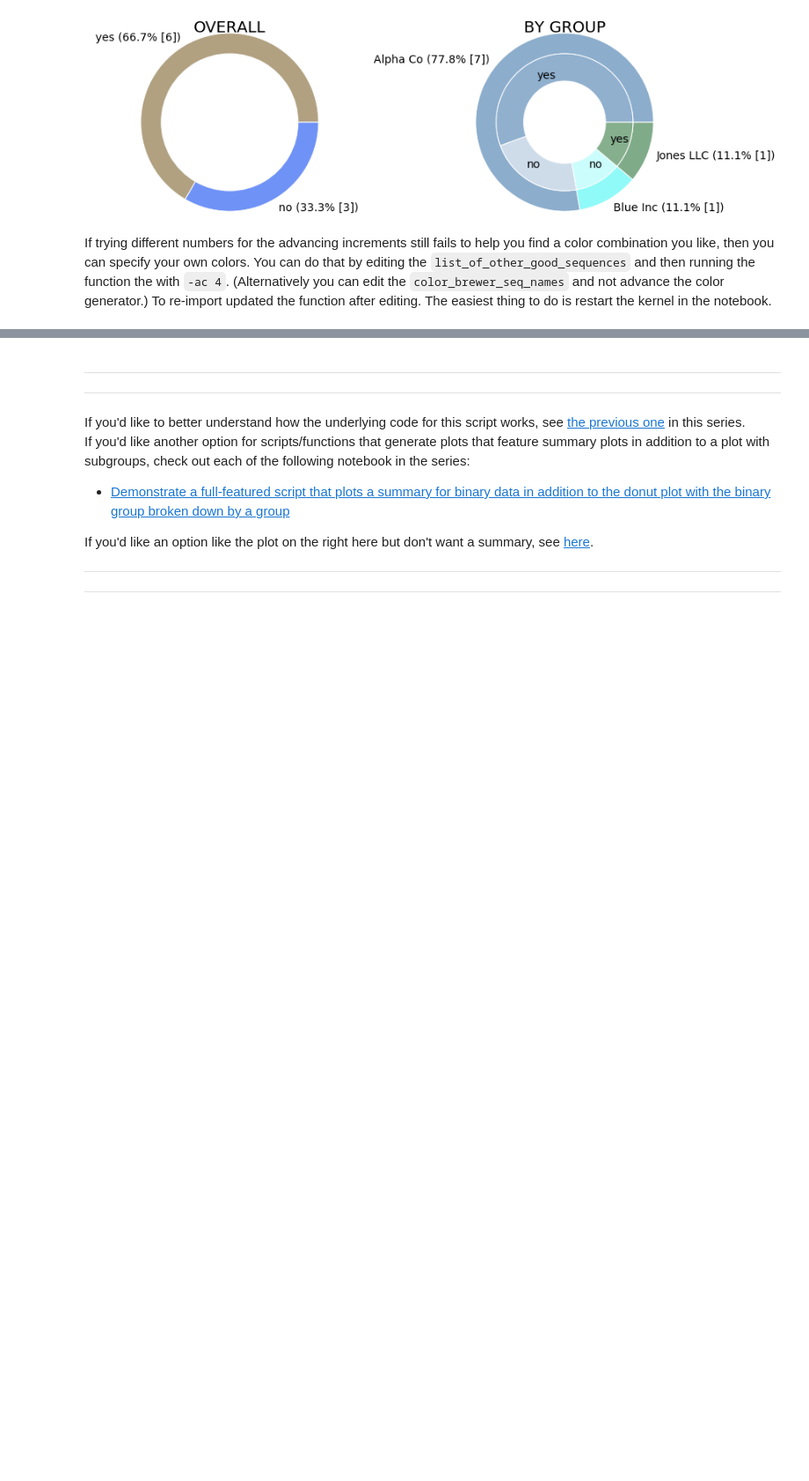
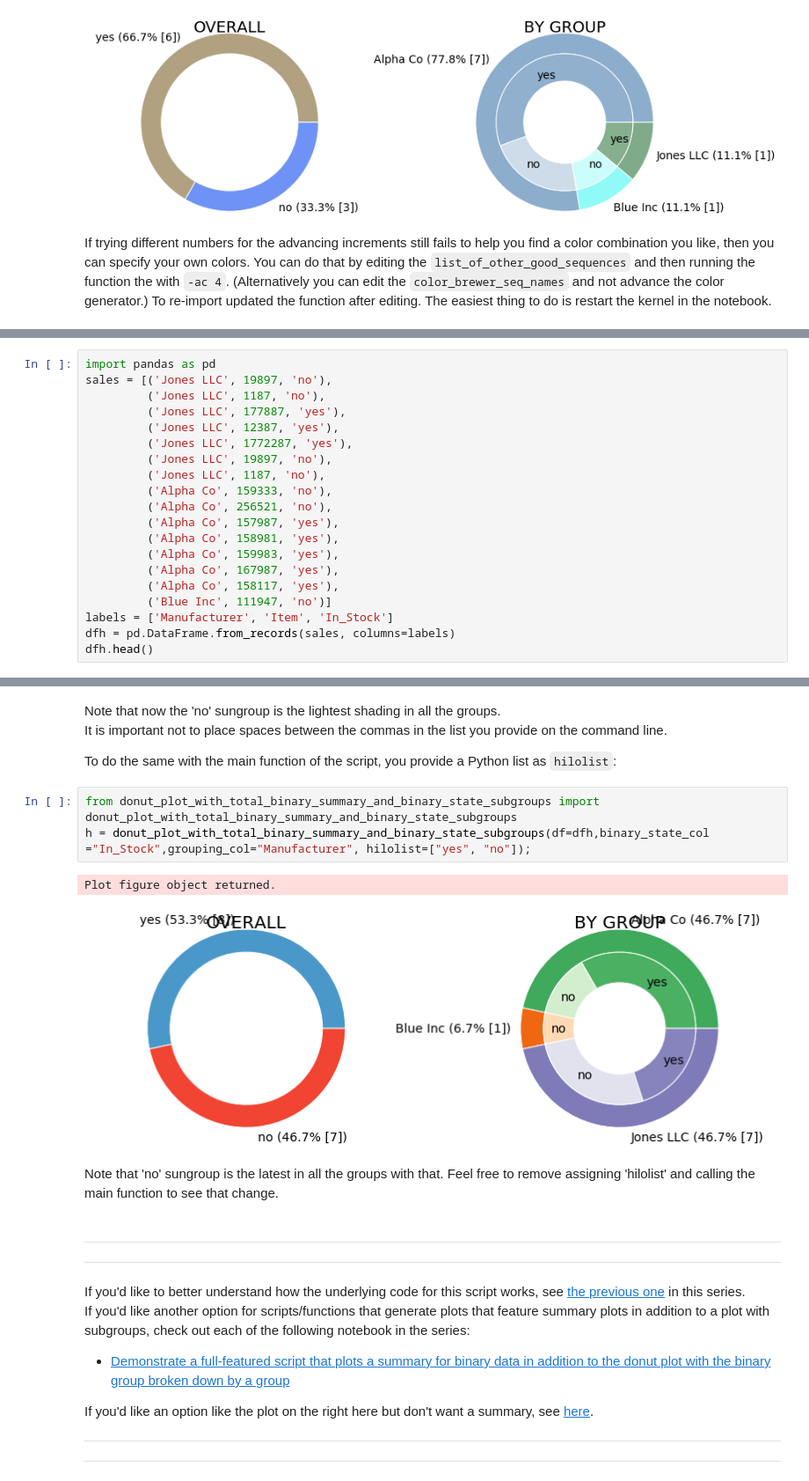
Before and after one commit to fomightez/donut_plots_with_subgroups, a Jupyter notebook: demo_summary_binary.ipynb, the cells around one changed output, grey strips where cells are left out. Shown at 88% size. Drawn from its saved outputs; the diff is of its cells as text; blank space fills up the shorter version.

Commit message:
add highlow demo to nbs with summary plots

```diff
--- a/demo_summary_binary.ipynb
+++ b/demo_summary_binary.ipynb
@@ -329,0 +340,20 @@ If trying different numbers for the advancing increments still fails to help you
+# %%
+import pandas as pd
+sales = [('Jones LLC', 19897, 'no'),
+         ('Jones LLC', 1187, 'no'),
+         ('Jones LLC', 177887, 'yes'),
+         ('Jones LLC', 12387, 'yes'),
+         ('Jones LLC', 1772287, 'yes'),
+         ('Jones LLC', 19897, 'no'),
+         ('Jones LLC', 1187, 'no'),
+         ('Alpha Co', 159333, 'no'),
+         ('Alpha Co', 256521, 'no'),
+         ('Alpha Co', 157987, 'yes'),
+         ('Alpha Co', 158981, 'yes'),
+         ('Alpha Co', 159983, 'yes'),
+         ('Alpha Co', 167987, 'yes'),
+         ('Alpha Co', 158117, 'yes'),
+         ('Blue Inc', 111947, 'no')]
+labels = ['Manufacturer', 'Item', 'In_Stock']
+dfh = pd.DataFrame.from_records(sales, columns=labels)
+dfh.head()
@@ -330,3 +390,16 @@ If trying different numbers for the advancing increments still fails to help you
+# %% [markdown]
+Note that now the 'no' sungroup is the lightest shading in all the groups.
+It is important not to place spaces between the commas in the list you provide on the command line.
+
+To do the same with the main function of the script, you provide a Python list as `hilolist`:
+# %%
+from donut_plot_with_total_binary_summary_and_binary_state_subgroups import donut_plot_with_total_binary_summary_and_binary_state_subgroups
+h = donut_plot_with_total_binary_summary_and_binary_state_subgroups(df=dfh,binary_state_col ="In_Stock",grouping_col="Manufacturer", hilolist=["yes", "no"]);
+# %% [output]
+Plot figure object returned.
+[figure, added]
+# %% [markdown]
+Note that 'no' sungroup is the latest in all the groups with that. Feel free to remove assigning 'hilolist' and calling the main function to see that change.
 # %% [markdown]
 ----
 
```
Also changed, not shown: parts of 12 cells of this notebook, 3 other files.
